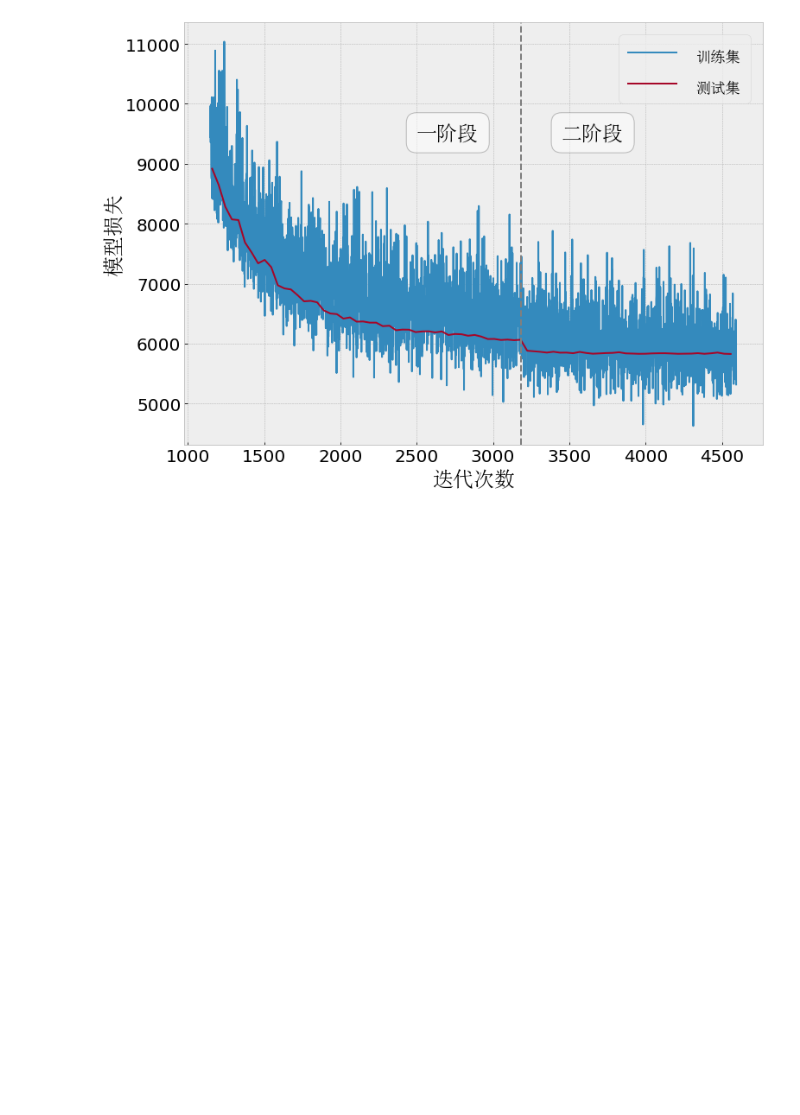
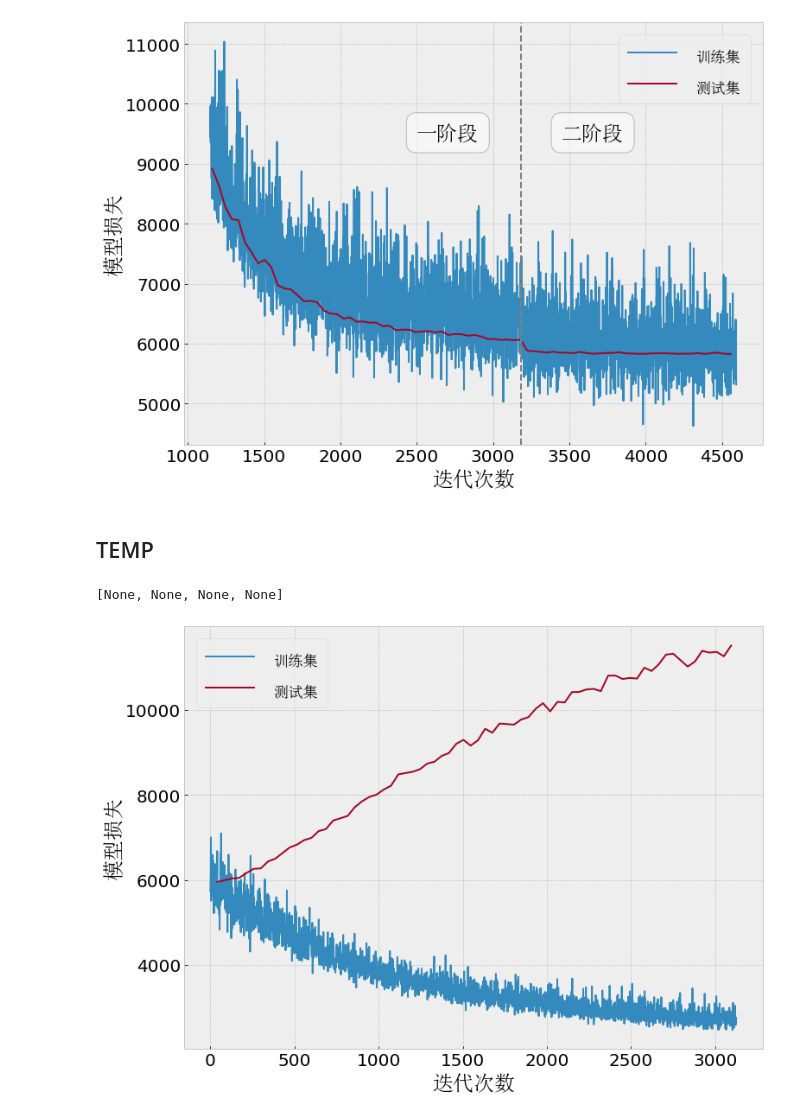
Before and after one commit to chua-n/soil, a Jupyter notebook: plotLoss.ipynb, the cells around one changed output. Cells and saved outputs as stored; diff of their text form; code cells hidden in the pictures; blank space fills up the shorter version.

```diff
--- a/plotLoss.ipynb
+++ b/plotLoss.ipynb
@@ -112,3 +112,41 @@ plt.setp(ltext, fontsize='xx-large')
 plt.savefig("/home/chuan/TVSNetLoss.png", dpi=150)
 # %% [output]
 [figure]
+# %% [markdown]
+## TEMP
+# %%
+log = "/home/chuan/soil/output/tvsnet/TVSNet.log"
+var1 = parseLog(log, "lossRe")
+var2 = parseLog(log, "testLoss")
+
+var1 = np.array(var1)
+var2 = np.array(var2)
+
+# 按真实的迭代顺序对齐横坐标
+xRange1 = np.arange(len(var1))
+# xRange2 = np.arange(21, len(var1), 22)  # bs=128
+xRange2 = np.arange(42, len(var1), 43)  # bs=64
+
+slicer1 = slice(None, None, None)
+slicer2 = slice(None, None, None)
+# slicer1 = slice(len(xRange1)//4, None, None)
+# slicer2 = slice(len(xRange2)//4, None, None)
+
+fig, ax = plt.subplots(figsize=(12, 9))
+ax.plot(xRange1[slicer1], var1[slicer1], label="训练集")
+ax.plot(xRange2[slicer2], var2[slicer2], label="测试集")
+
+# 坐标轴刻度的大小
+ax.tick_params(labelsize=labelsize)
+
+ax.set_xlabel('迭代次数', fontproperties=zhfont, size=size)
+ax.set_ylabel('模型损失', fontproperties=zhfont, size=size)
+
+ax.legend(fancybox=True, prop=zhfont)
+leg = ax.get_legend()
+ltext = leg.get_texts()
+# xx-small, x-small, small, medium, large, x-large, xx-large, larger, smaller, None
+plt.setp(ltext, fontsize='xx-large')
+# %% [output]
+[None, None, None, None]
+[figure, added]
```
Also changed, not shown: 2 other files.
